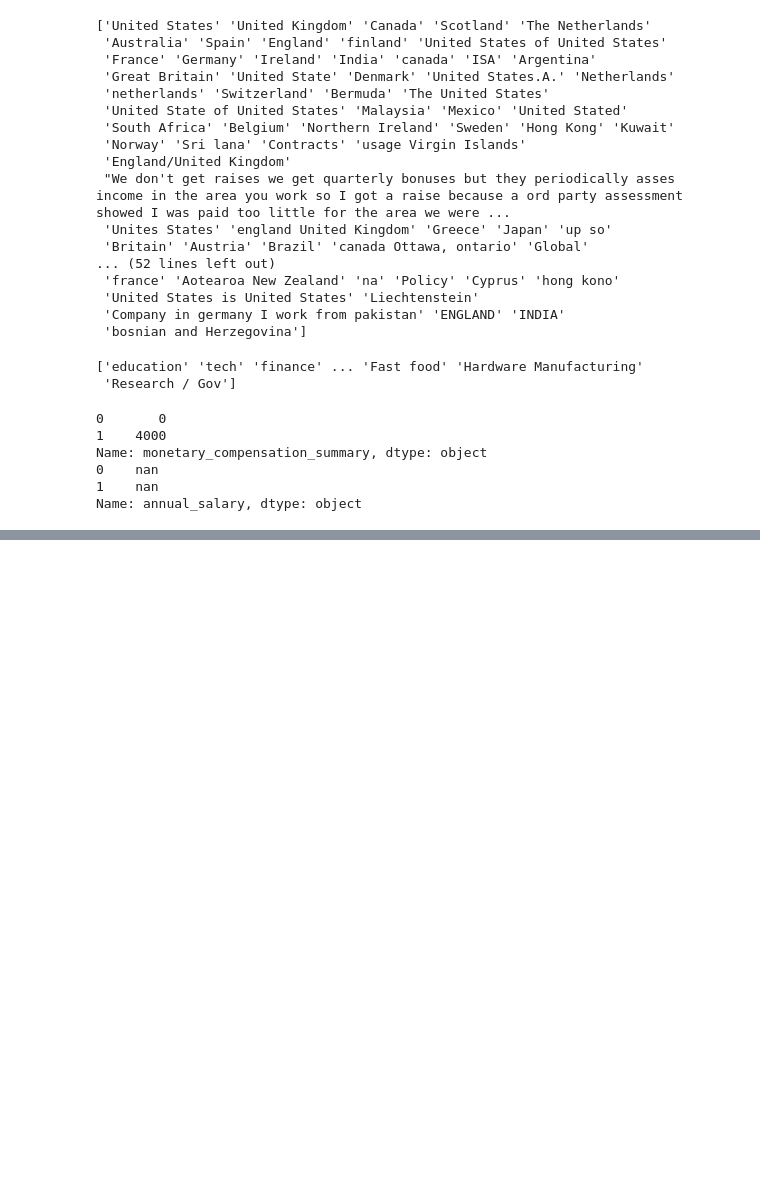
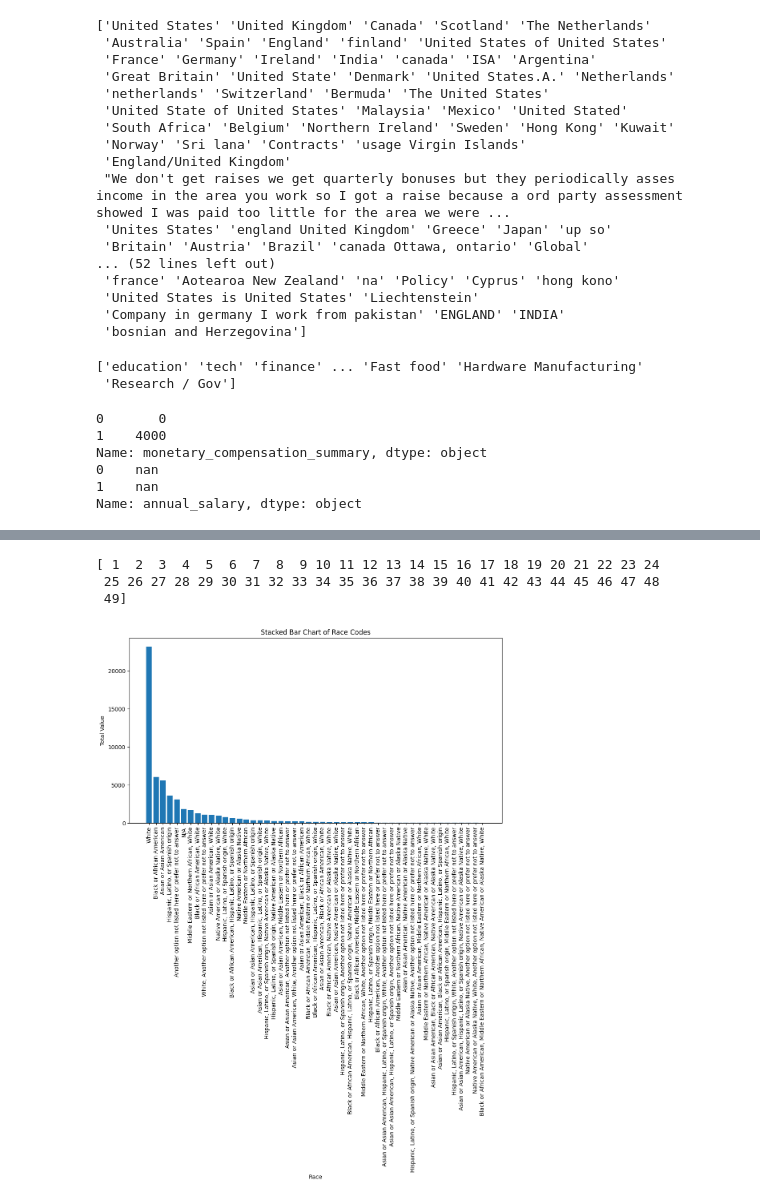
Before and after one commit to JayRolla/Salary-survey, a Jupyter notebook: salary_survey.ipynb, the cells around one changed output, grey strips where cells are left out. Cells and saved outputs as stored; diff of their text form; code cells hidden in the pictures; blank space fills up the shorter version.

```diff
--- a/salary_survey.ipynb
+++ b/salary_survey.ipynb
@@ -334,4 +290,4 @@ IndentationError: ignored
 # %%
 #df['highest_education'] = df['highest_education'].apply(correct_spelling)
 # %%
-df[['gender', 'race']] = df[['gender', 'race']].applymap(correct_spelling)
+#df[['gender', 'race']] = df[['gender', 'race']].applymap(correct_spelling)
@@ -385,2 +323,6 @@ df.columns
 # %%
 print(df["race_code"].unique())
+# %% [output]
+[ 1  2  3  4  5  6  7  8  9 10 11 12 13 14 15 16 17 18 19 20 21 22 23 24
+ 25 26 27 28 29 30 31 32 33 34 35 36 37 38 39 40 41 42 43 44 45 46 47 48
+ 49]
@@ -388,0 +329,19 @@ pyg.walk(df)
+# %%
+grouped_data = df.groupby('race')['race_code'].sum().sort_values(ascending=False)
+
+# Create a bar plot with stacked bars
+plt.figure(figsize=(12, 6))  # Adjust the figure size as per your requirements
+plt.bar(grouped_data.index, grouped_data.values)
+
+# Customize the plot
+plt.xlabel('Race')
+plt.ylabel('Total Value')
+plt.title('Stacked Bar Chart of Race Codes')
+
+# Rotate the x-axis labels if needed
+plt.xticks(rotation=90)
+
+# Display the plot
+plt.show()
+# %% [output]
+[figure, added]
```
Also changed, not shown: parts of 17 cells of this notebook.
